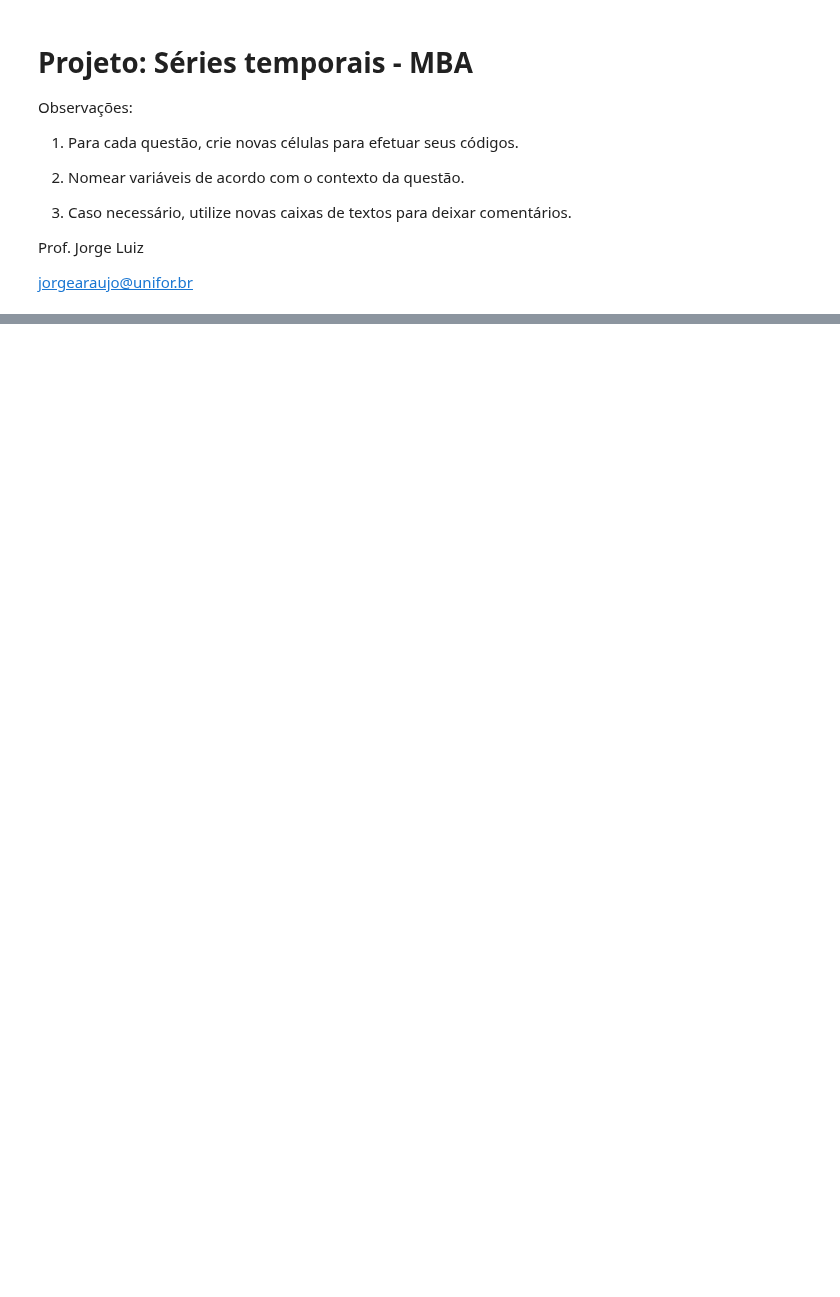
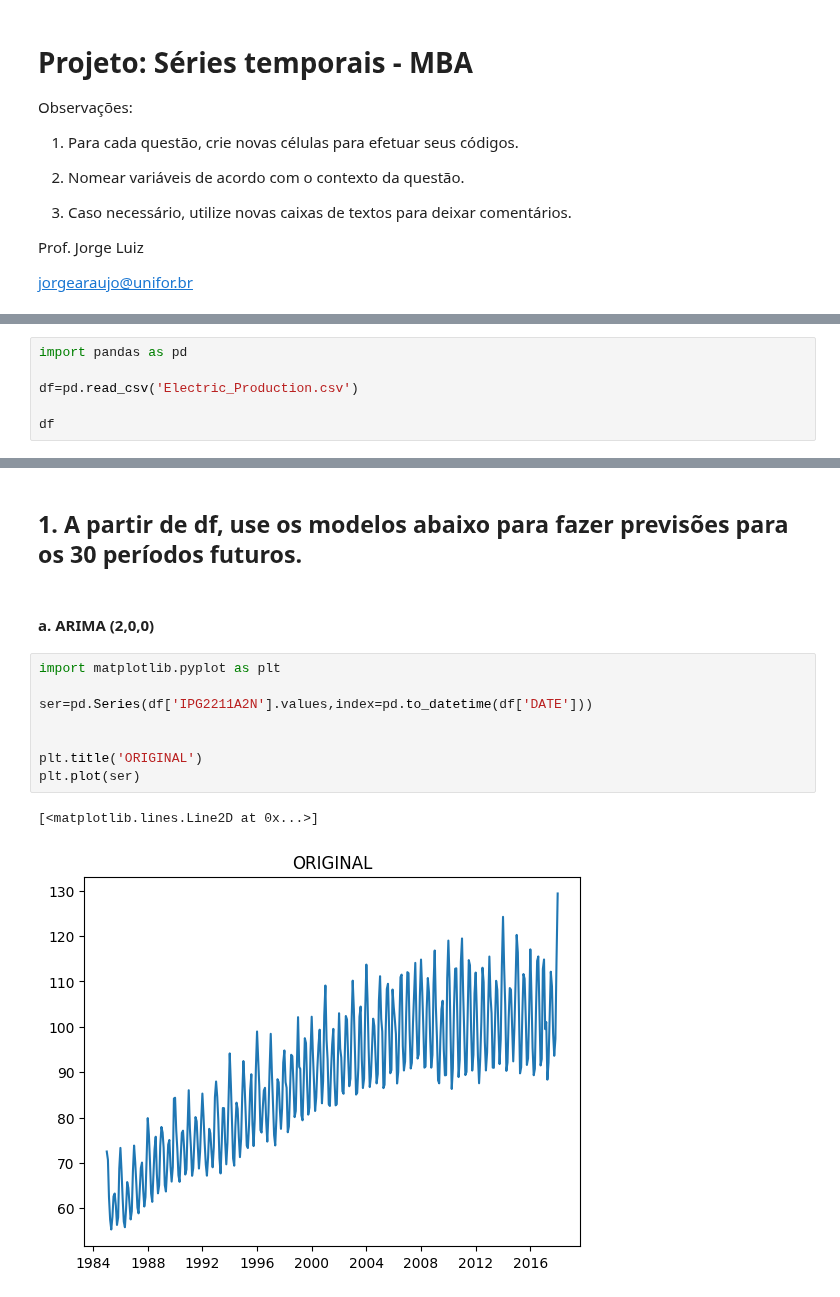
Before and after one commit to clairtonluz/MBA-em-ciencia-de-dados, a Jupyter notebook: Previsão de Series Temporais/exercicios/EXERCICIO_4.ipynb, the cells around one changed output, grey strips where cells are left out. Saved outputs shown, nothing was run; the diff lists cells and outputs as text; blank space fills up the shorter version.

```diff
--- a/Previsão de Series Temporais/exercicios/EXERCICIO_4.ipynb
+++ b/Previsão de Series Temporais/exercicios/EXERCICIO_4.ipynb
@@ -33,0 +17,6 @@ Você recebeu um dado chamado 'Electric_Production.csv'. Atribua-o a um datafram
+# %%
+import pandas as pd
+
+df=pd.read_csv('Electric_Production.csv')
+
+df
@@ -33,0 +37,15 @@ Você recebeu um dado chamado 'Electric_Production.csv'. Atribua-o a um datafram
+# %% [markdown]
+## 1. A partir de df, use os modelos abaixo para fazer previsões para os 30 períodos futuros.
+# %% [markdown]
+#### a. ARIMA (2,0,0)
+# %%
+import matplotlib.pyplot as plt
+
+ser=pd.Series(df['IPG2211A2N'].values,index=pd.to_datetime(df['DATE']))
+
+
+plt.title('ORIGINAL')
+plt.plot(ser)
+# %% [output]
+[<matplotlib.lines.Line2D at 0x...>]
+[figure, added]
```
Also changed, not shown: parts of 10 cells of this notebook, 1 other file.
